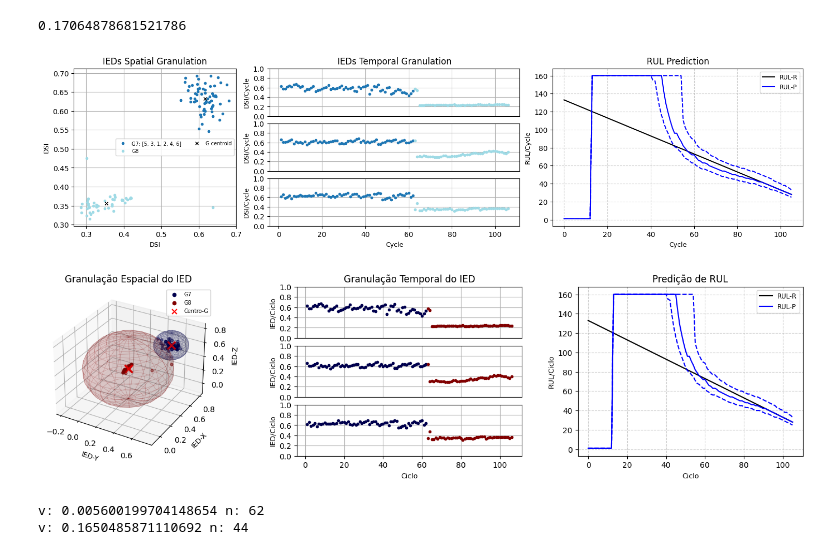
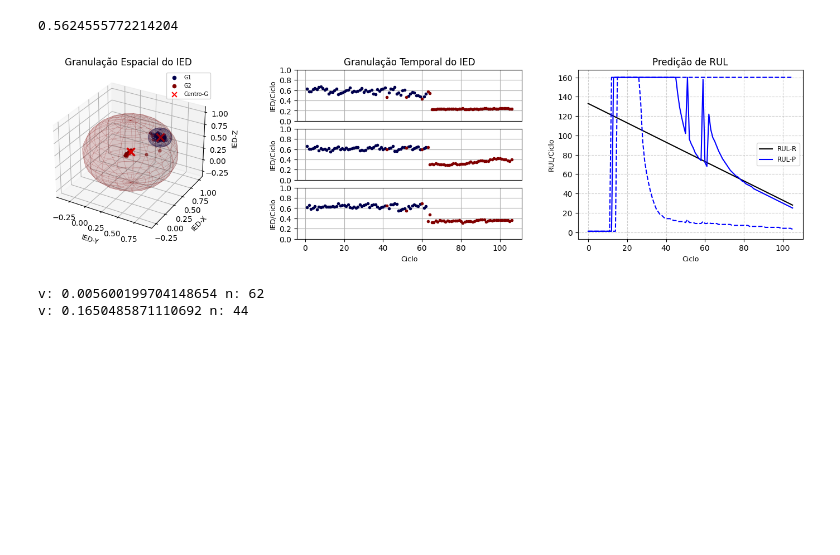
Before and after one commit to cduartes0203/Batteries_Prognostics, a Jupyter notebook: test_AutoCloudPred_R00.ipynb, the cells around one changed output. Cells and saved outputs as stored; diff of their text form; code cells hidden in the pictures; blank space fills up the shorter version.

```diff
--- a/test_AutoCloudPred_R00.ipynb
+++ b/test_AutoCloudPred_R00.ipynb
@@ -458,28 +458,27 @@ class AutoCloud:
 # %%
 params =  {'nI': 11, 'nR': 49, 'nO': 27, 'N1': 0.1, 'N2': 0.0001, 'N3': 0.001,
             'τ': 23, 'mode': 'ahead', 'act': 'tanh'}
 nI,nR,nO,N1,N2,N3,τ,mode,act= list(params.values())
 v1,v2 = [],[]
 X, Y = PrepareData(HI['PC1'].values,nI,nO,mode)
 Y, Z = PrepareData(sig,nI,nO,mode)
 X = []
 for i in range(len(RS)-1):
    X.append(RS.iloc[i:i+1,:].values.flatten())
 X = X[-len(Y):-2]
 teda=AutoCloud(m=2,nI=nI,nR=nR,nO=nO,ηS=[N1,N2,N3],mode=mode,
-               tau=τ,rho=0.003,eol=0.75,ref=len(sig)-nI,wtaG=False,wtaP=True)
+               tau=τ,rho=0.1,eol=0.75,ref=len(sig)-nI,wtaG=True,wtaP=True)
 for j,_ in enumerate(X[:]):
     teda.run(X[j])
     teda.RULInterv(Y[j])
     teda.Adapt(Y[j],Z[j])
 teda.CloudOtimization()
 print(teda.vSum)
-PlotDSI_2D_PLT(teda,ftrs=3,ncol=2,language='en')
+#PlotDSI_2D_PLT(teda,ftrs=3,ncol=2,language='en')
 PlotDSI_3D_PLT(teda)
 # %% [output]
-0.17064878681521786
+0.5624555772214204
-[figure, old version]
+[figure, new version]
-[figure, removed]
 # %%
 for cld in teda.c:
     #print('Rmax:', cld.Rmax, 'Vmax:', cld.Vmax, 'Vnorm:', cld.Vnorm, 'Vref:', cld.Vref)
```
Also changed, not shown: 1 other file.
